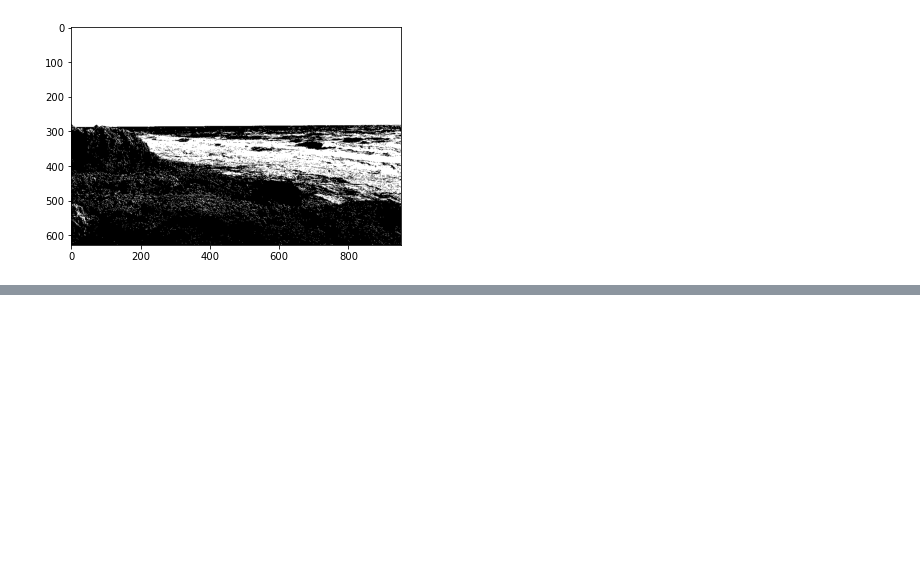
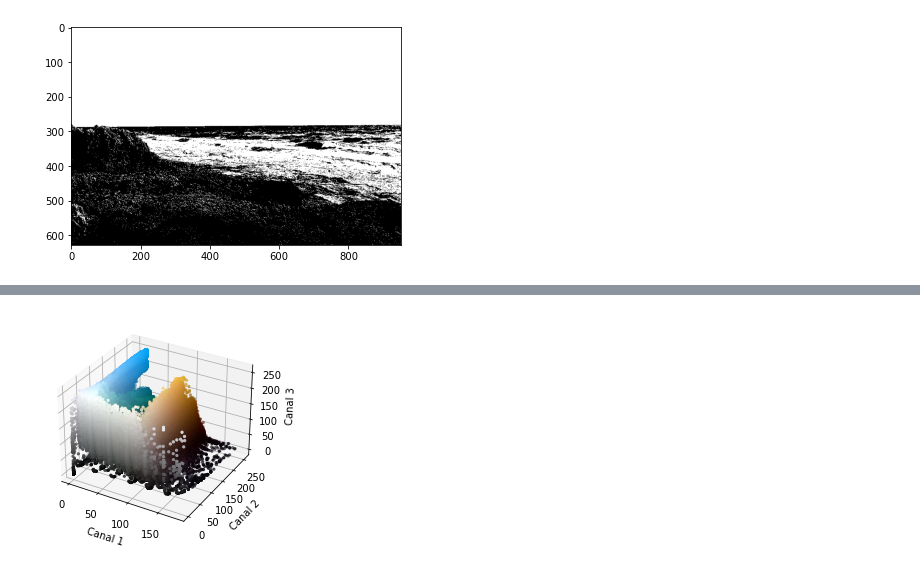
Before and after one commit to ezequielfernandez/vision_computadora_practicas, a Jupyter notebook: tp_1/exercises.ipynb, the cells around one changed output, grey strips where cells are left out. Cells and saved outputs as stored; diff of their text form; code cells hidden in the pictures; blank space fills up the shorter version.

Commit message:
Add new color space to separate water and sky from beach.

```diff
--- a/tp_1/exercises.ipynb
+++ b/tp_1/exercises.ipynb
@@ -475,0 +481,24 @@ plt.show
+# %%
+from mpl_toolkits.mplot3d import Axes3D
+from matplotlib import cm
+from matplotlib import colors
+
+img_HSV = cv.cvtColor(imgRGB, cv.COLOR_BGR2HSV)
+
+c1, c2, c3 = cv.split(imgRGB)
+c1, c2, c3 = cv.split(img_HSV)
+fig = plt.figure()
+axis = fig.add_subplot(1, 1, 1, projection="3d")
+
+pixel_colors = imgRGB.reshape((np.shape(imgRGB)[0]*np.shape(imgRGB)[1], 3))
+norm = colors.Normalize(vmin=-1.,vmax=1.)
+norm.autoscale(pixel_colors)
+pixel_colors = norm(pixel_colors).tolist()
+
+axis.scatter(c1.flatten(), c2.flatten(), c3.flatten(), facecolors=pixel_colors, marker=".")
+axis.set_xlabel("Canal 1")
+axis.set_ylabel("Canal 2")
+axis.set_zlabel("Canal 3")
+plt.show()
+# %% [output]
+[figure, added]
```
Also changed, not shown: parts of 6 cells of this notebook.
